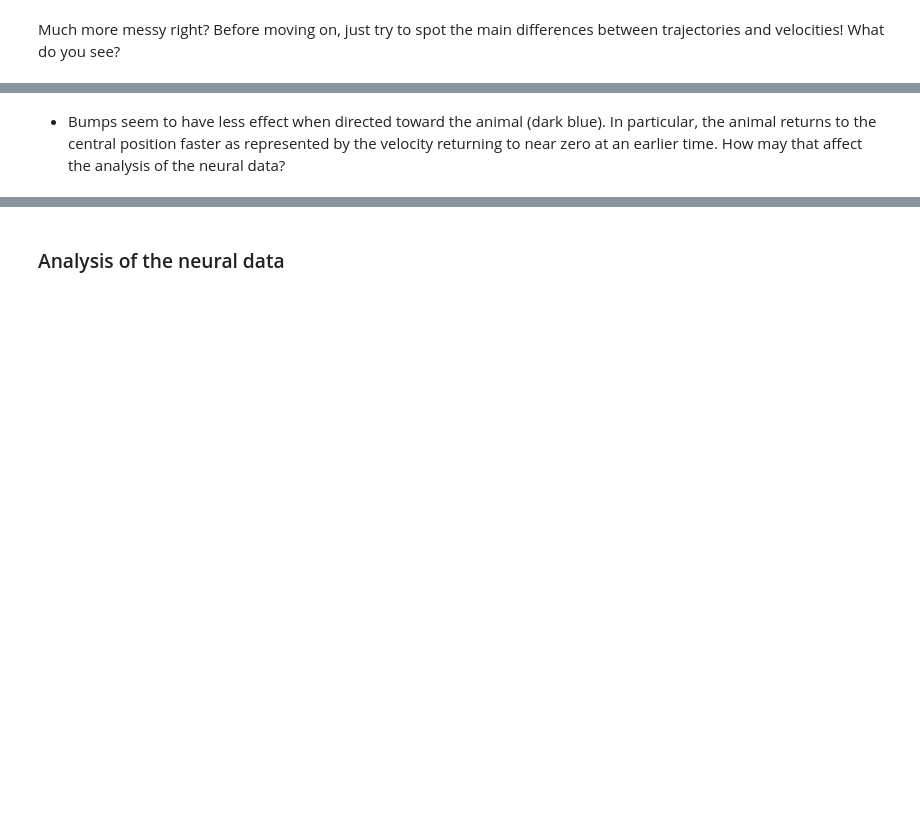
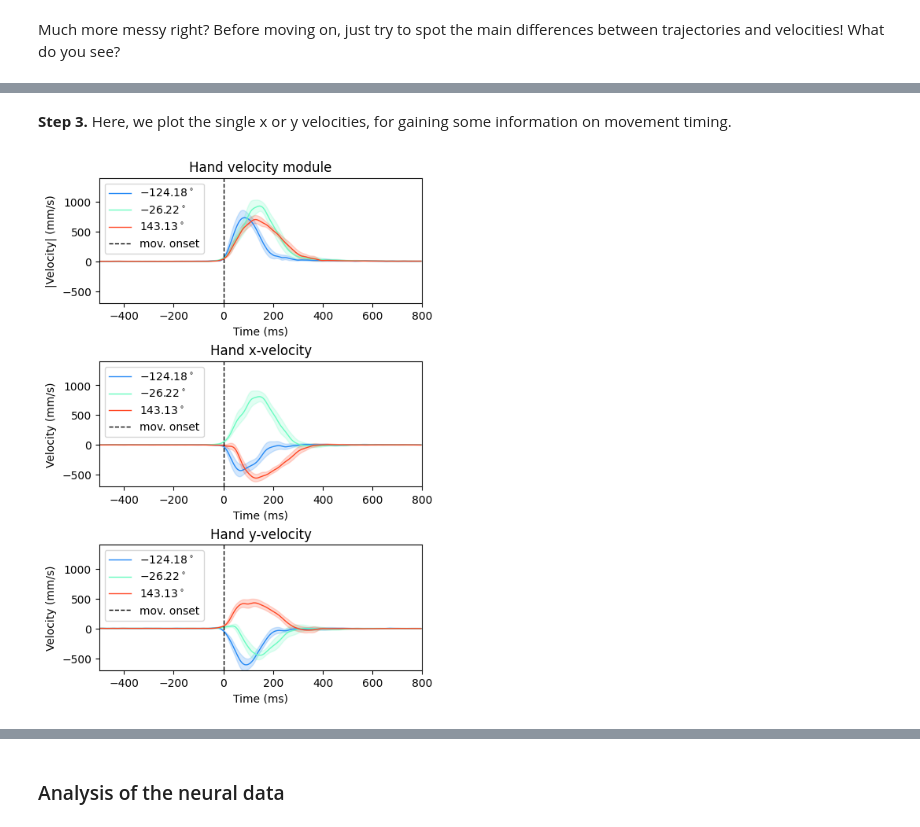
Before and after one commit to leonardo-agueci/adv-dim-red-QBWschool-2024, a Jupyter notebook: Solutions_Dimensionality_Reduction_for_Neural_Data.ipynb, the cells around one changed output, grey strips where cells are left out. Cells and saved outputs as stored; diff of their text form; code cells hidden in the pictures; blank space fills up the shorter version.

```diff
--- a/Solutions_Dimensionality_Reduction_for_Neural_Data.ipynb
+++ b/Solutions_Dimensionality_Reduction_for_Neural_Data.ipynb
@@ -1452,2 +1427,2 @@ ax.set_title('Average hand velocity')
-# %% [markdown]
-*  Bumps seem to have less effect when directed toward the animal (dark blue). In particular, the animal returns to the central position faster as represented by the velocity returning to near zero at an earlier time. How may that affect the analysis of the neural data?
+# %% [markdown]
+__Step 3.__ Here, we plot the single x or y velocities, for gaining some information on movement timing.
@@ -1453,0 +1514,68 @@ ax.set_title('Average hand velocity')
+# %%
+# Solution
+
+fig, ax = plt.subplots(3,1,figsize=(5,7), dpi=100, constrained_layout=True)
+
+chosen_angles = targets[[2,5,10]]
+
+for a in chosen_angles:
+
+    # create the index vector for selected angle and extract the trajectories
+    indeces = (angles == a)
+    velocities = behavioral_data[indeces, 2:]
+
+    ### Plotting hand mean velocity
+    # compute the velocity module, mean/std over trials
+    velocity_module = np.linalg.norm(velocities, axis=1)
+    mean_module = velocity_module.mean(axis=0)
+    std_module = velocity_module.std(axis=0)
+
+    # let's plot mean and std
+    ax[0].plot(time_axis, mean_module,
+               c=t_map[a], linewidth=1, label=f'${a/np.pi*180:.2f}^\circ$')
+    ax[0].fill_between(time_axis,
+                       mean_module-std_module,
+                       mean_module+std_module,
+                       color=t_map[a], alpha=0.2)
+
+
+    ### Plotting hand x-velocity
+    # compute the x_velocity module, mean/std over trials
+    x_velocity = velocities[:,0]
+    x_velocity_mean = x_velocity.mean(axis=0)
+    x_velocity_std = x_velocity.std(axis=0)
+    ax[1].plot(time_axis, x_velocity_mean,
+               c=t_map[a], linewidth=1, label=f'${a/np.pi*180:.2f}^\circ$')
+    ax[1].fill_between(time_axis,
+                       x_velocity_mean-x_velocity_std,
+                       x_velocity_mean+x_velocity_std,
+                       color=t_map[a], alpha=0.2)
+
+    ### Plotting hand y-velocity
+    # compute the y_velocity module, mean/std over trials
+    y_velocity = velocities[:,1]
+    y_velocity_mean = y_velocity.mean(axis=0)
+    y_velocity_std = y_velocity.std(axis=0)
+    ax[2].plot(time_axis, y_velocity_mean,
+               c=t_map[a], linewidth=1, label=f'${a/np.pi*180:.2f}^\circ$')
+    ax[2].fill_between(time_axis,
+                       y_velocity_mean-y_velocity_std,
+                       y_velocity_mean+y_velocity_std,
+                       color=t_map[a], alpha=0.2)
+
+# Some other settings
+ax[0].set_title('Hand velocity module')
+ax[0].set_ylabel('|Velocity| (mm/s)')
+ax[1].set_title('Hand x-velocity')
+ax[1].set_ylabel('Velocity (mm/s)')
+ax[2].set_title('Hand y-velocity')
+ax[2].set_ylabel('Velocity (mm/s)')
+for i in range(3):
+    ax[i].vlines(0, -700,1400, color='k', linestyle='--', linewidth=1, label = 'mov. onset',zorder=3)
+    ax[i].set_ylim(-700,1400)
+    ax[i].set_xlim(-500,800)
+    ax[i].legend(loc='upper left')
+    ax[i].set_xlabel('Time (ms)')
+plt.show()
+# %% [output]
+[figure, added]
```
Also changed, not shown: parts of 19 cells of this notebook.
